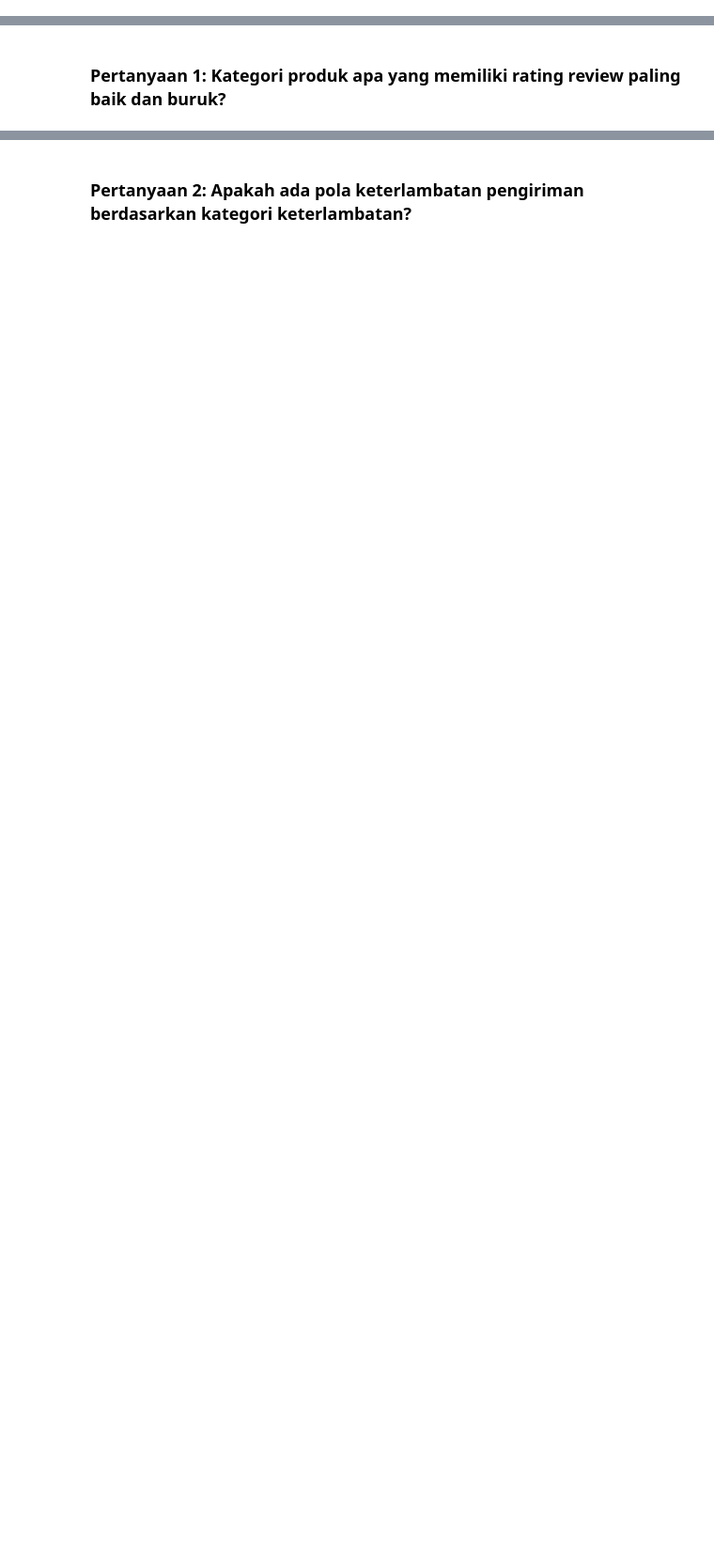
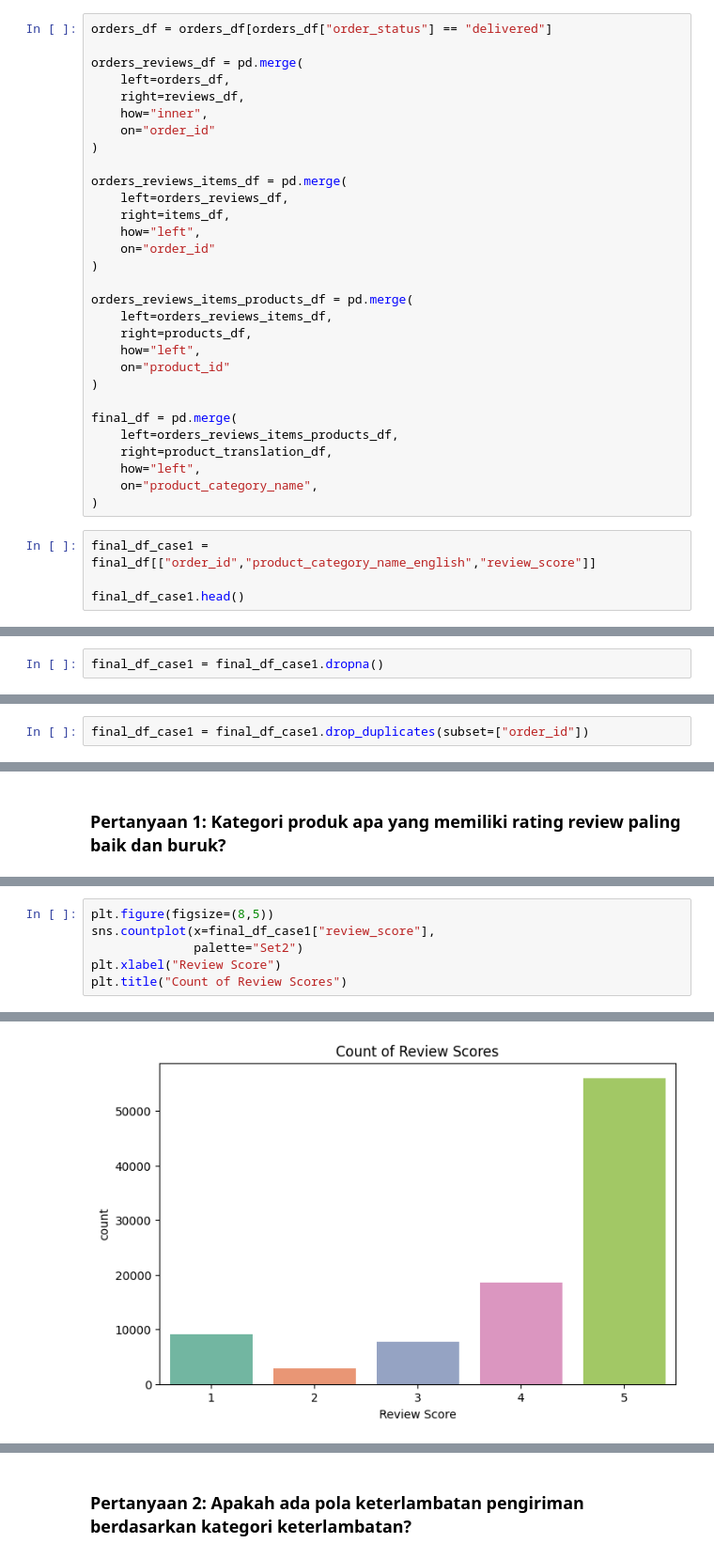
Before and after one commit to aryantiraihana/ecommerce-ml-dashboard, a Jupyter notebook: proyek_analisis_data.ipynb, the cells around one changed output, grey strips where cells are left out. Shown at 94% size. Cells and saved outputs as stored; diff of their text form; blank space fills up the shorter version.

Commit message:
update analysis and visualization

```diff
--- a/proyek_analisis_data.ipynb
+++ b/proyek_analisis_data.ipynb
@@ -256,0 +102,34 @@ products_df
+# %%
+orders_df = orders_df[orders_df["order_status"] == "delivered"]
+
+orders_reviews_df = pd.merge(
+    left=orders_df,
+    right=reviews_df,
+    how="inner",
+    on="order_id"
+)
+
+orders_reviews_items_df = pd.merge(
+    left=orders_reviews_df,
+    right=items_df,
+    how="left",
+    on="order_id"
+)
+
+orders_reviews_items_products_df = pd.merge(
+    left=orders_reviews_items_df,
+    right=products_df,
+    how="left",
+    on="product_id"
+)
+
+final_df = pd.merge(
+    left=orders_reviews_items_products_df,
+    right=product_translation_df,
+    how="left",
+    on="product_category_name",
+)
+# %%
+final_df_case1 = final_df[["order_id","product_category_name_english","review_score"]]
+
+final_df_case1.head()
@@ -357,0 +173,2 @@ digunakan untuk mengganti nilai NaN pada kolom product_weight_g, product_length_
+# %%
+final_df_case1 = final_df_case1.dropna()
@@ -357,0 +187,2 @@ digunakan untuk mengganti nilai NaN pada kolom product_weight_g, product_length_
+# %%
+final_df_case1 = final_df_case1.drop_duplicates(subset=["order_id"])
@@ -480,0 +436,7 @@ Passing `palette` without assigning `hue` is deprecated and will be removed in v
+# %%
+plt.figure(figsize=(8,5))
+sns.countplot(x=final_df_case1["review_score"],
+              palette="Set2")
+plt.xlabel("Review Score")
+plt.title("Count of Review Scores")
+# %% [output]
@@ -480,0 +447 @@ Passing `palette` without assigning `hue` is deprecated and will be removed in v
+[figure, added]
```
Also changed, not shown: parts of 66 cells of this notebook, 5 other files.
